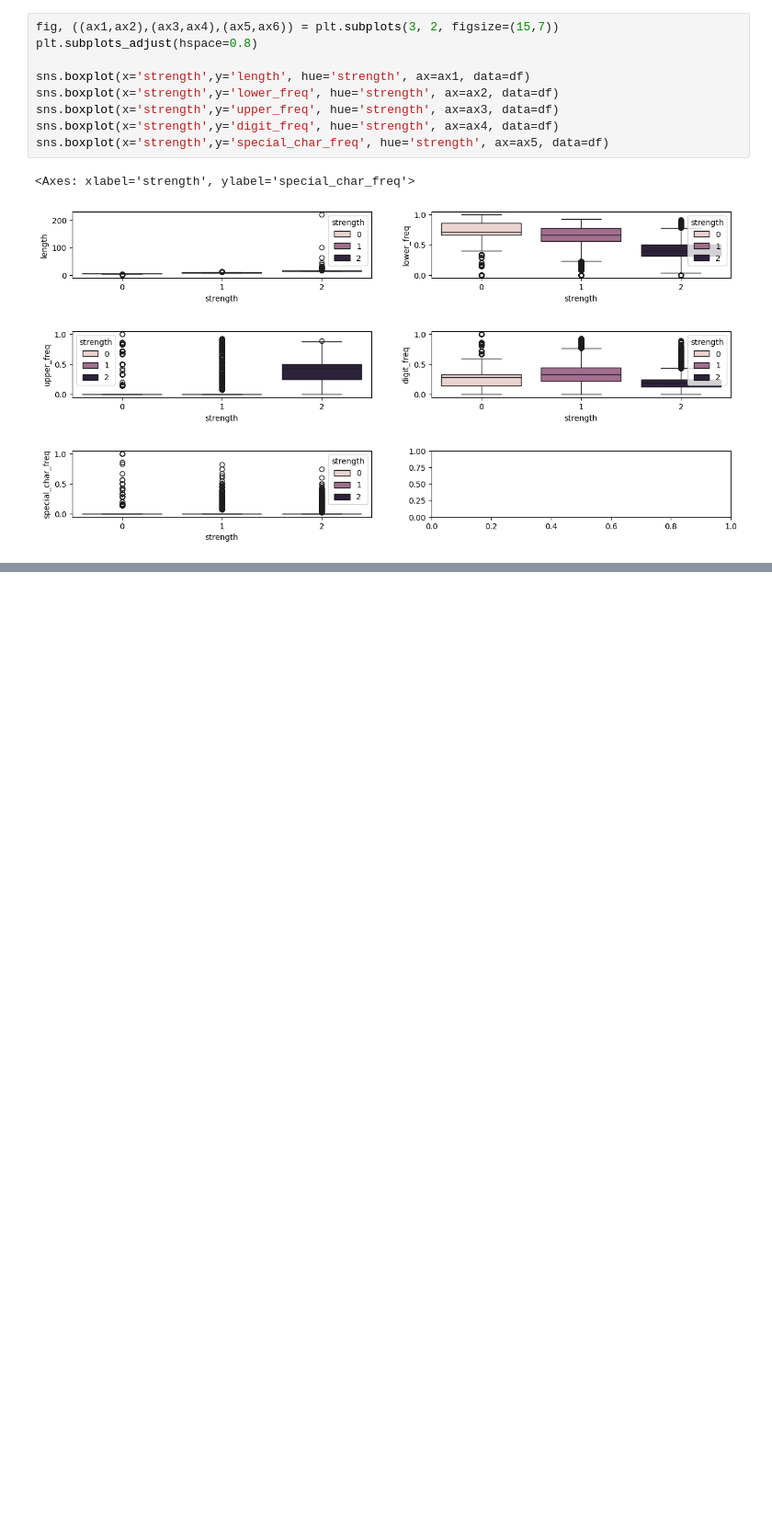
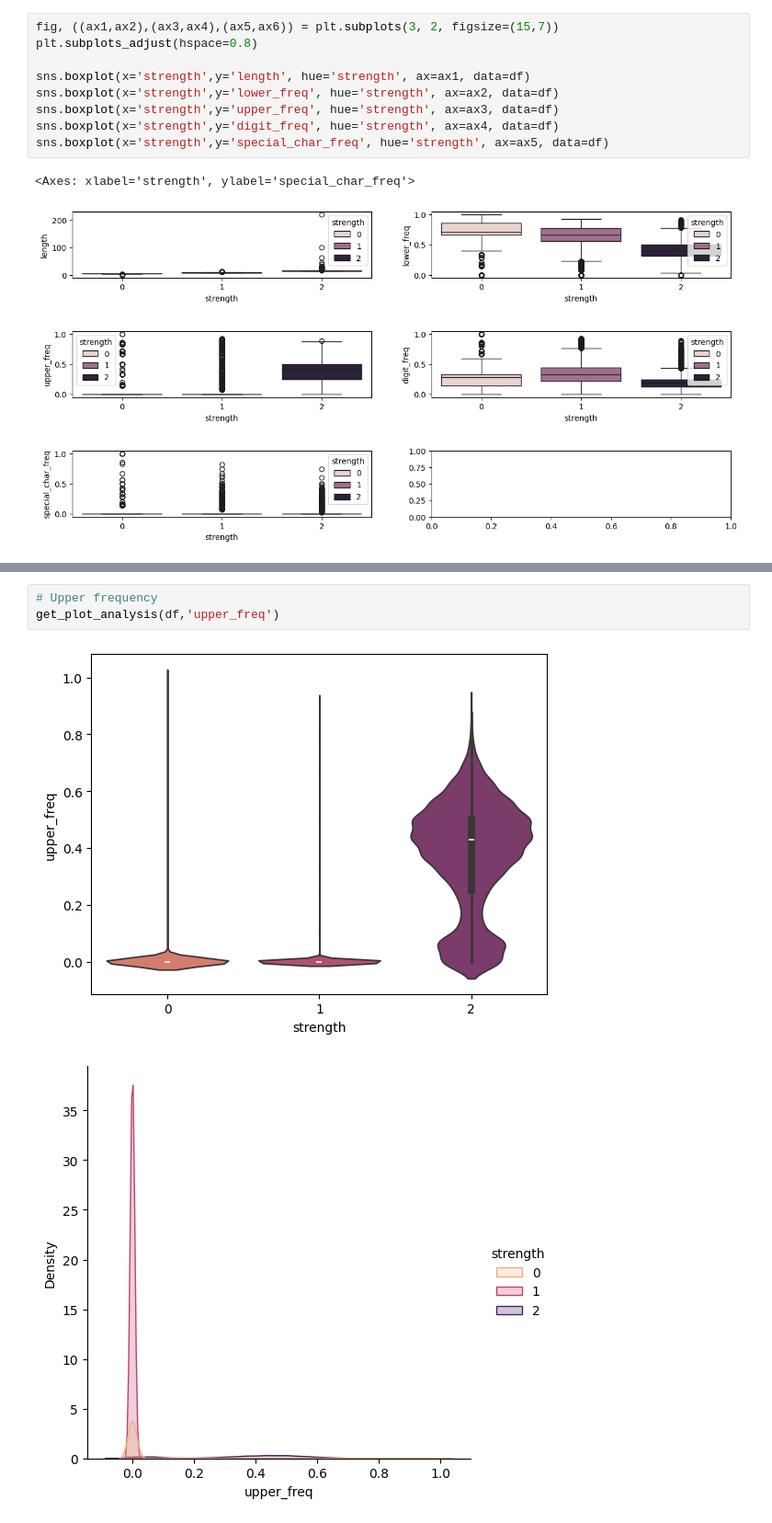
Before and after one commit to MauriPT/predict-pwd-strenght-npl, a Jupyter notebook: main.ipynb, the cells around one changed output, grey strips where cells are left out. Shown at 92% size. Cells and saved outputs as stored; diff of their text form; blank space fills up the shorter version.

```diff
--- a/main.ipynb
+++ b/main.ipynb
@@ -172,0 +210,6 @@ sns.boxplot(x='strength',y='special_char_freq', hue='strength', ax=ax5, data=df)
+# %%
+# Upper frequency
+get_plot_analysis(df,'upper_freq')
+# %% [output]
+[figure, added]
+[figure, added]
```
Also changed, not shown: parts of 7 cells of this notebook.
